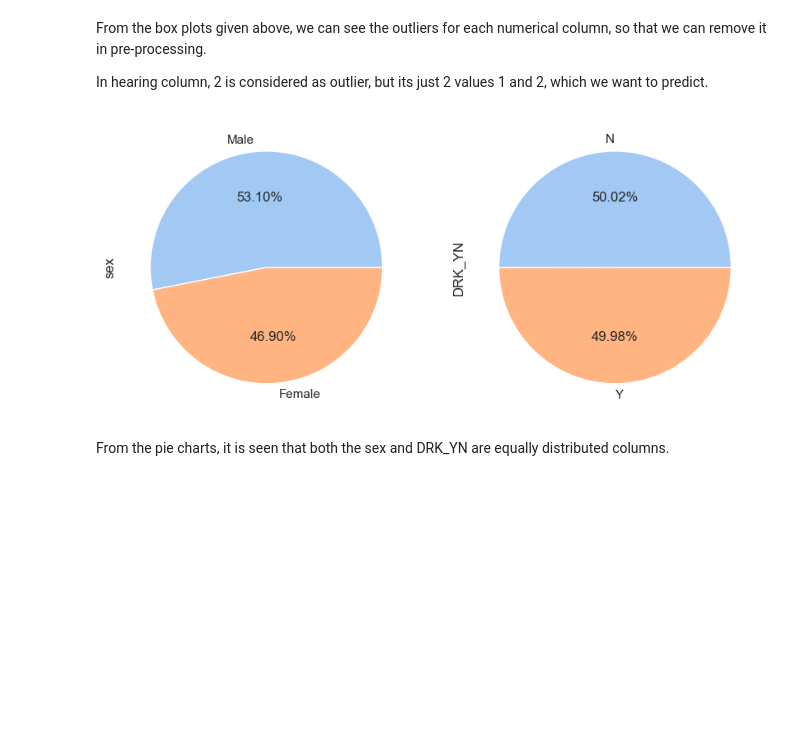
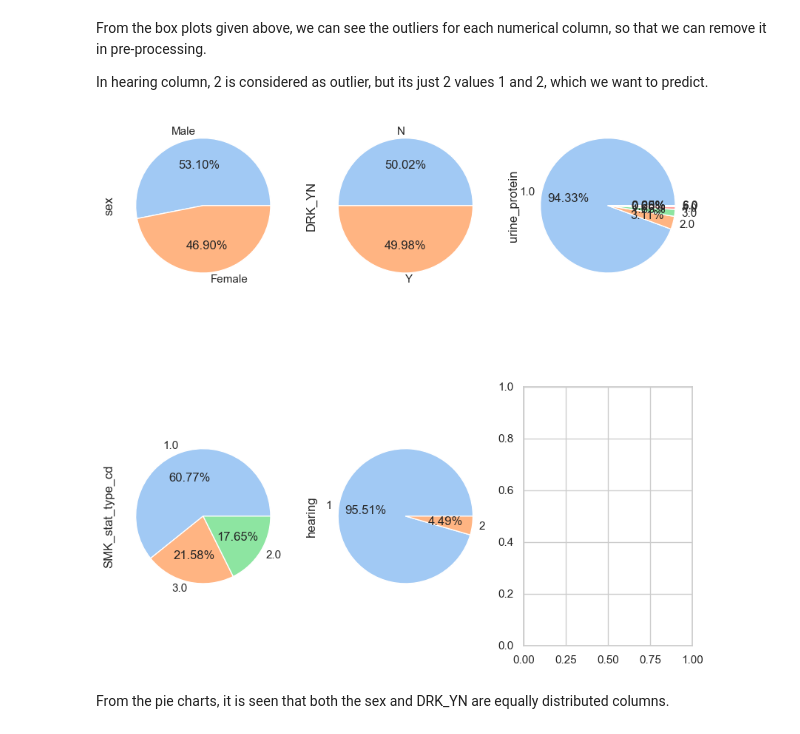
Before and after one commit to NancyPatel11/Data-Mining-Course-Project-2, a Jupyter notebook: Hearing.ipynb, the cells around one changed output. Saved outputs shown, nothing was run; the diff lists cells and outputs as text; code cells hidden in the pictures; blank space fills up the shorter version.

```diff
--- a/Hearing.ipynb
+++ b/Hearing.ipynb
@@ -115,8 +115,9 @@ df.describe()
 | max | 85.000000 | 190.000000 | 140.000000 | 999.000000 | 9.900000 | 9.900000 | 273.000000 | 185.000000 | 852.000000 | 2344.000000 | ... |
 8 rows × 21 columns
 # %%
-categorical_columns = ['sex','DRK_YN']
-numerical_columns = [col for col in df if df[col].dtype != 'object']
+categorical_columns=['sex','DRK_YN','urine_protein','SMK_stat_type_cd','hearing']
+
+numerical_columns = [col for col in df.columns if col not in categorical_columns]
 # %%
 numerical_columns
 # %% [output]
@@ -140,5 +142,5 @@ numerical_columns
 # %%
-fig, ax=plt.subplots(7,3,figsize=(10,25))
+fig, ax=plt.subplots(6,3,figsize=(10,25))
 sns.set_theme(style="whitegrid")
 count=0
 for axid, col in enumerate(numerical_columns):
@@ -155,15 +157,17 @@ From the box plots given above, we can see the outliers for each numerical colum
 
 In hearing column, 2 is considered as outlier, but its just 2 values 1 and 2, which we want to predict.
 # %%
-fig, ax = plt.subplots(1, 2, figsize=(10, 20))
-
+fig, ax = plt.subplots(2, 3, figsize=(10, 10))
+count=0
 
 for axid, col in enumerate(categorical_columns):
     col_dist = df[col].value_counts()
     piec_colors = sns.color_palette('pastel')[0:len(col_dist)]
-    col_dist.plot(kind = 'pie', colors=piec_colors, autopct = '%1.2f%%', ax=ax[axid],label=col)
+    col_dist.plot(kind = 'pie', colors=piec_colors, autopct = '%1.2f%%', ax=ax[count,axid%3],label=col)
+    if axid%3==2:
+        count = count+1
 # %% [output]
-[figure, old version]
+[figure, new version]
 # %% [markdown]
 From the pie charts, it is seen that both the sex and DRK_YN are equally distributed columns.
 # %%
```
Also changed, not shown: parts of 16 cells of this notebook.
